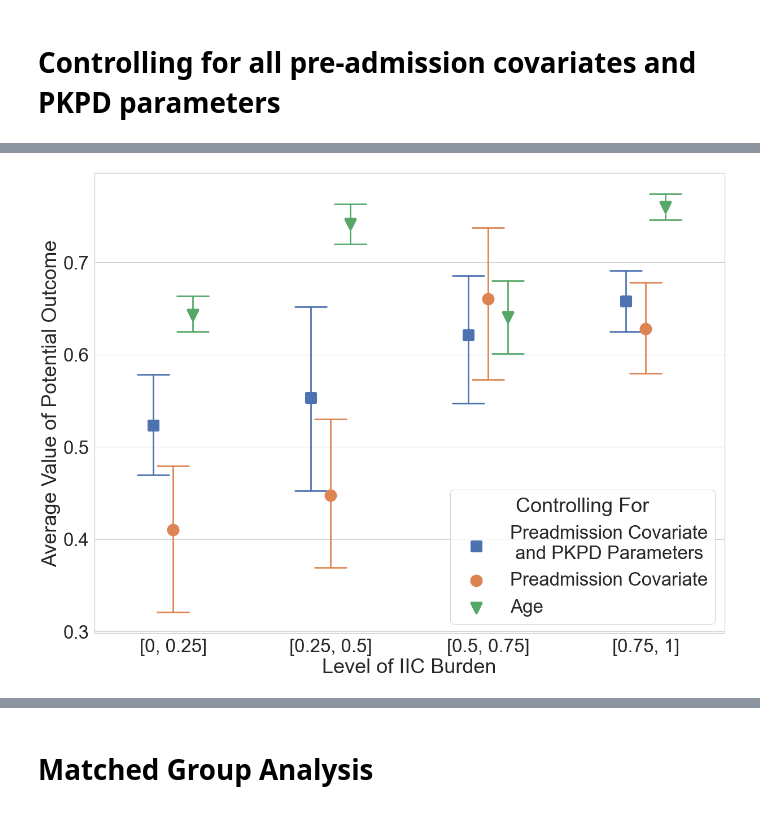
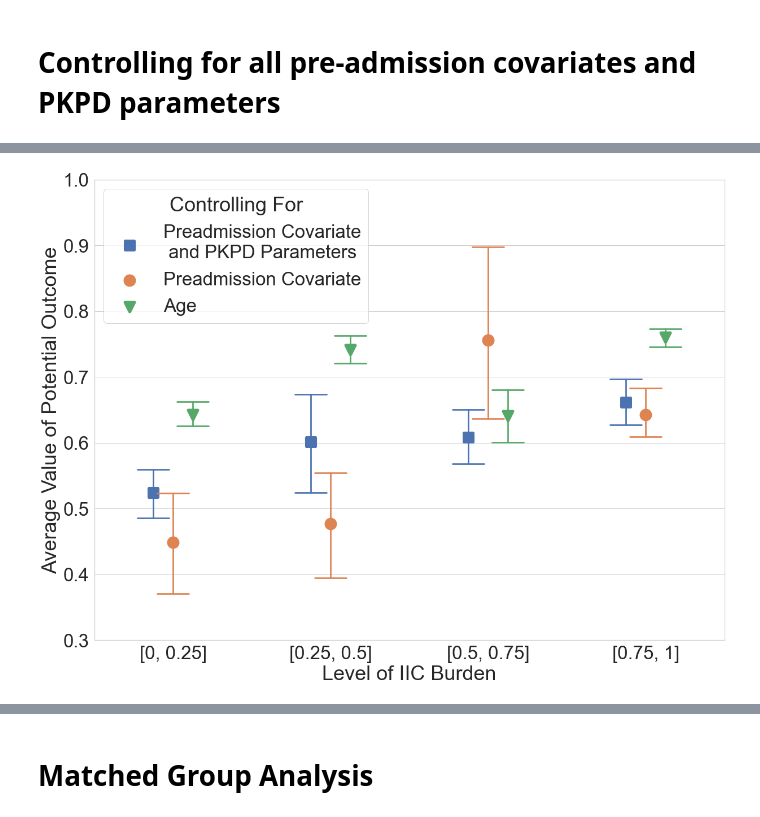
Before and after one commit to Hockey86/iic_causal_inference, a Jupyter notebook: aim2/short_term_drug_effect.ipynb, the cells around one changed output, grey strips where cells are left out. Drawn from its saved outputs; the diff is of its cells as text; code cells hidden in the pictures.

```diff
--- a/aim2/short_term_drug_effect.ipynb
+++ b/aim2/short_term_drug_effect.ipynb
@@ -341,29 +341,73 @@ fig.savefig('new_max_c_pkpd.png')
 # %%
 apo_tight_0_c_pkpd.mean(axis=0).reset_index().rename(columns={0:'Average Potential Outcome'}).dropna().to_csv('average_te_c_pkpd.csv')
+# %%
+out_age= pd.read_csv('new_max_age.csv',index_col=0)
+columns = ['Y(('+str(np.round(threshold-gain/2,2))+', 0))' for threshold in thresholds[1:]]
+apo_0_age = out_age[columns]
+columns = ['Y(('+str(np.round(threshold-gain/2,2))+', 1))' for threshold in thresholds[1:]]
+apo_1_age = out_age[columns]
+columns = ['diameter(('+str(np.round(threshold-gain/2,2))+', 0))' for threshold in thresholds[1:]]
+diam_0_age = out_age[columns]
+columns = ['diameter(('+str(np.round(threshold-gain/2,2))+', 1))' for threshold in thresholds[1:]]
+diam_1_age = out_age[columns]
+
+apo_tight_0_age = pd.DataFrame(apo_0_age.values*(diam_0_age<10).astype(int).replace(0, np.nan).values,
+                         index=apo_0_age.index,columns=apo_0_age.columns)
+
+
+
+out_c = pd.read_csv('new_max_c.csv',index_col=0)
+columns = ['Y(('+str(np.round(threshold-gain/2,2))+', 0))' for threshold in np.linspace(thresholds[1],1,num=n_thresholds-1)]
+apo_0_c = out_c[columns]
+columns = ['Y(('+str(np.round(threshold-gain/2,2))+', 1))' for threshold in np.linspace(thresholds[1],1,num=n_thresholds-1)]
+apo_1_c = out_c[columns]
+columns = ['diameter(('+str(np.round(threshold-gain/2,2))+', 0))' for threshold in np.linspace(thresholds[1],1,num=n_thresholds-1)]
+diam_0_c = out_c[columns]
+columns = ['diameter(('+str(np.round(threshold-gain/2,2))+', 1))' for threshold in np.linspace(thresholds[1],1,num=n_thresholds-1)]
+diam_1_c = out_c[columns]
+
+apo_tight_0_c = pd.DataFrame(apo_0_c.values*(diam_0_c<700).astype(int).replace(0, np.nan).values,
+                         index=apo_0_c.index,columns=apo_0_c.columns)
+
+
+
+out = pd.read_csv('new_max_c_pkpd.csv',index_col=0)
+columns = ['Y(('+str(np.round(threshold-gain/2,2))+', 0))' for threshold in np.linspace(thresholds[1],1,num=n_thresholds-1)]
+apo_0_c_pkpd = out[columns]
+columns = ['Y(('+str(np.round(threshold-gain/2,2))+', 1))' for threshold in np.linspace(thresholds[1],1,num=n_thresholds-1)]
+apo_1_c_pkpd = out[columns]
+columns = ['diameter(('+str(np.round(threshold-gain/2,2))+', 0))' for threshold in np.linspace(thresholds[1],1,num=n_thresholds-1)]
+diam_0_c_pkpd = out[columns]
+columns = ['diameter(('+str(np.round(threshold-gain/2,2))+', 1))' for threshold in np.linspace(thresholds[1],1,num=n_thresholds-1)]
+diam_1_c_pkpd = out[columns]
+
+apo_tight_0_c_pkpd = pd.DataFrame(apo_0_c_pkpd.values*(diam_0_c_pkpd<2000).astype(int).replace(0, np.nan).values,
+                         index=apo_0_c_pkpd.index,columns=apo_0_c_pkpd.columns)
 # %%
 fig,ax = plt.subplots(figsize=(20,15))
 control = ['Preadmission Covariate\n and PKPD Parameters','Preadmission Covariate','Age']
 df_apo = [apo_tight_0_c_pkpd,apo_tight_0_c,apo_tight_0_age]
 df_plot = pd.DataFrame()
 for i in range(3):
     df_plot_ = df_apo[i].mean(axis=0).reset_index().rename(columns={0:'Average Potential Outcome'})
     df_plot_['Controlling For'] = [control[i] for k in range(df_plot_.shape[0])]
     df_plot = df_plot.append(df_plot_)
 
 sns.pointplot(data=df_plot,
              x='index',y='Average Potential Outcome',
              hue='Controlling For',ax=ax,join=False,
              capsize=.2,markers=['s','o','v'],dodge=0.25,scale = 2.5)
 # sns.lineplot(data=apo_tight_0_c.mean(axis=0).reset_index().rename(columns={0:'Average Potential Outcome'}),
 #             x='index',y='Average Potential Outcome',ax=ax)
 # sns.lineplot(data=apo_tight_0.mean(axis=0).reset_index().rename(columns={0:'Average Potential Outcome'}),
 #             x='index',y='Average Potential Outcome',ax=ax)
 # sns.lineplot(data=apo_tight_1_c_pkpd.mean(axis=0).reset_index().rename(columns={0:'Average Potential Outcome'}),
 #             x='index',y='Average Potential Outcome',ax=ax,ci='sd')
 # plt.legend(['Preadmission Covariate\n and PKPD Parameters','Preadmission Covariate','Age'],title="Controlling for")
 plt.xlabel('Level of IIC Burden')
 plt.ylabel('Average Value of Potential Outcome')
+plt.ylim((0.3,1))
 plt.xticks(np.arange(len(thresholds)-1),[str([thresholds[i-1],thresholds[i]]) for i in range(1,len(thresholds)) ] )
 fig.savefig('new_max.png')
 # %% [output]
-[figure, old version]
+[figure, new version]
```
Also changed, not shown: parts of 7 cells of this notebook, 27 other files.
